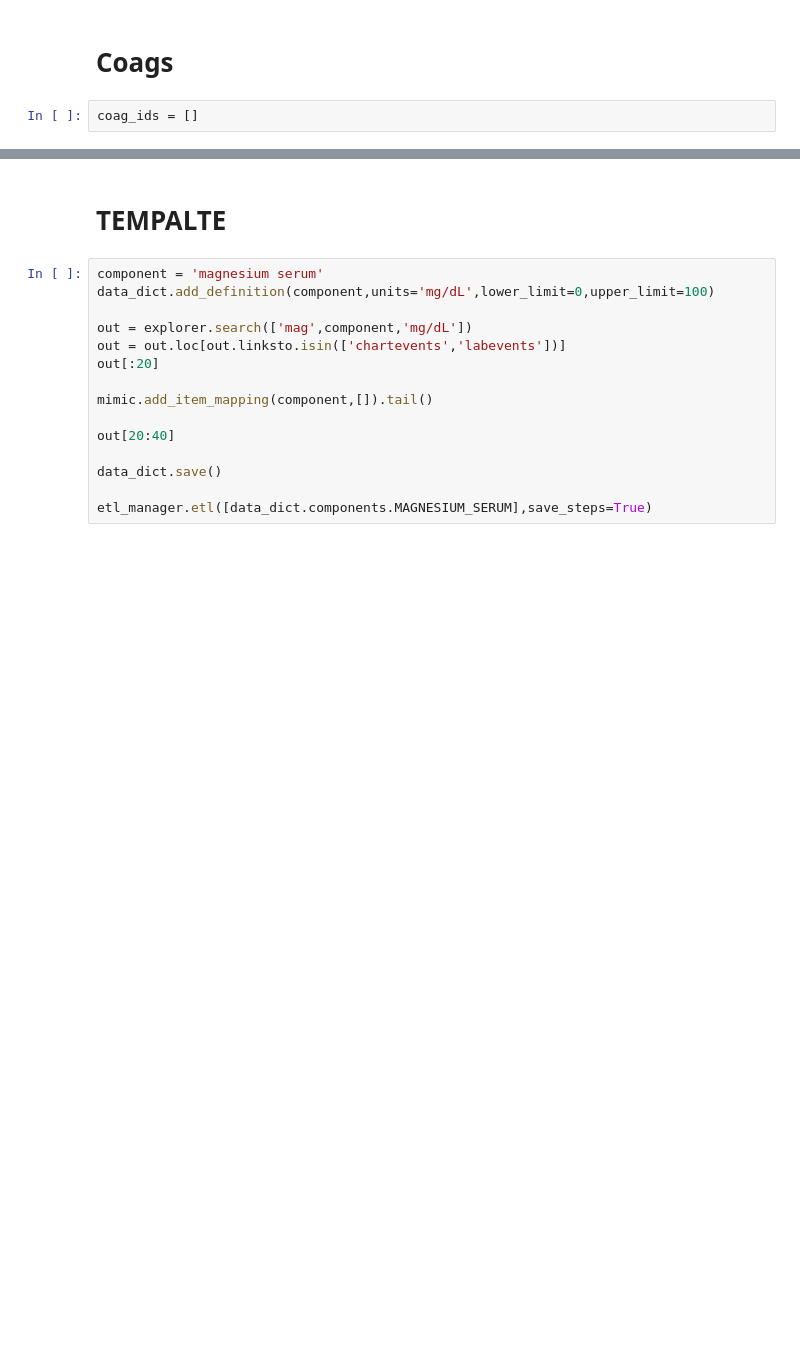
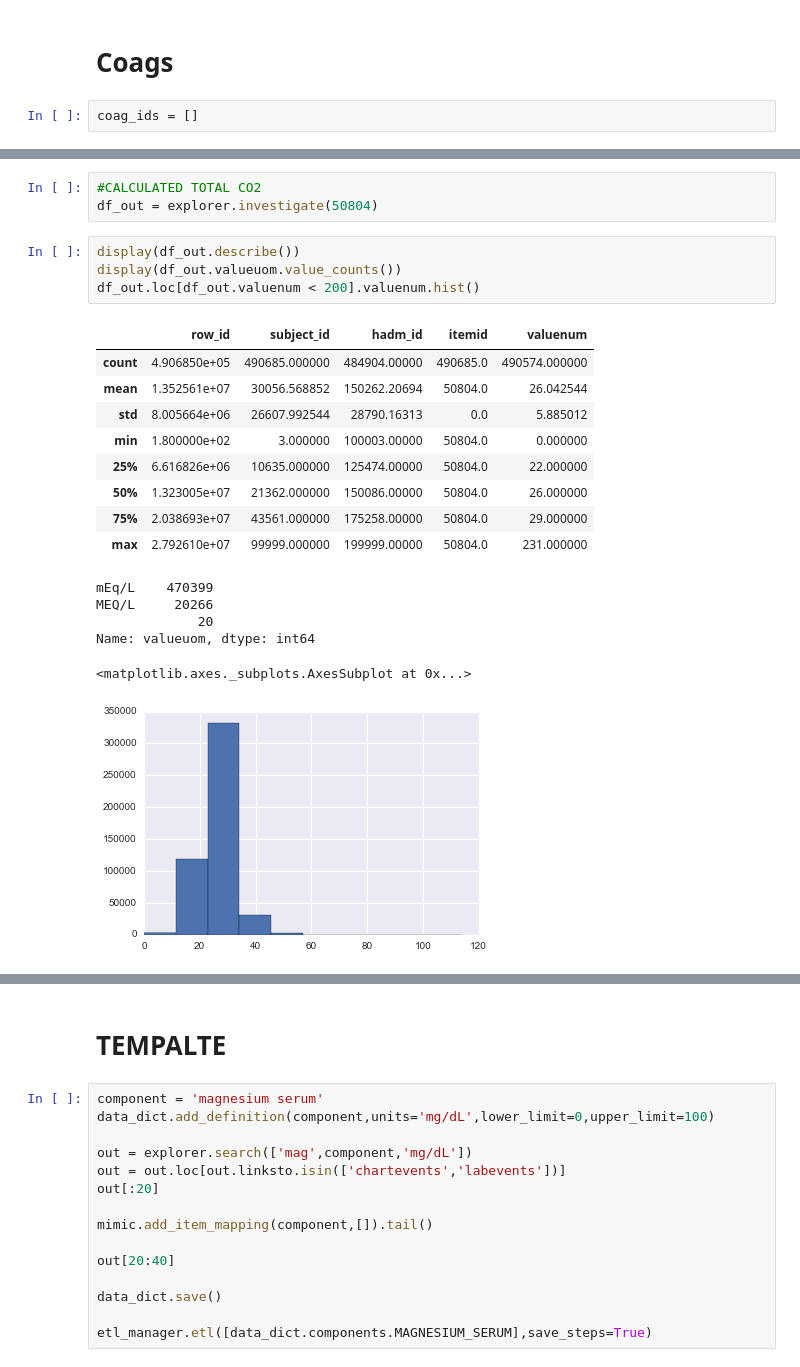
Before and after one commit to jgenk/icu_ml, a Jupyter notebook: 6_Building_all_defs.ipynb, the cells around one changed output, grey strips where cells are left out. Cells and saved outputs as stored; diff of their text form; blank space fills up the shorter version.

```diff
--- a/6_Building_all_defs.ipynb
+++ b/6_Building_all_defs.ipynb
@@ -1603,0 +2138,23 @@ coag_ids = []
+# %%
+#CALCULATED TOTAL CO2
+df_out = explorer.investigate(50804)
+# %%
+display(df_out.describe())
+display(df_out.valueuom.value_counts())
+df_out.loc[df_out.valuenum < 200].valuenum.hist()
+# %% [output]
+|  | row_id | subject_id | hadm_id | itemid | valuenum |
+| count | 4.906850e+05 | 490685.000000 | 484904.00000 | 490685.0 | 490574.000000 |
+| mean | 1.352561e+07 | 30056.568852 | 150262.20694 | 50804.0 | 26.042544 |
+| std | 8.005664e+06 | 26607.992544 | 28790.16313 | 0.0 | 5.885012 |
+| min | 1.800000e+02 | 3.000000 | 100003.00000 | 50804.0 | 0.000000 |
+| 25% | 6.616826e+06 | 10635.000000 | 125474.00000 | 50804.0 | 22.000000 |
+| 50% | 1.323005e+07 | 21362.000000 | 150086.00000 | 50804.0 | 26.000000 |
+| 75% | 2.038693e+07 | 43561.000000 | 175258.00000 | 50804.0 | 29.000000 |
+| max | 2.792610e+07 | 99999.000000 | 199999.00000 | 50804.0 | 231.000000 |
+mEq/L    470399
+MEQ/L     20266
+             20
+Name: valueuom, dtype: int64
+<matplotlib.axes._subplots.AxesSubplot at 0x...>
+[figure, added]
```
Also changed, not shown: parts of 205 cells of this notebook, 3 other files.
